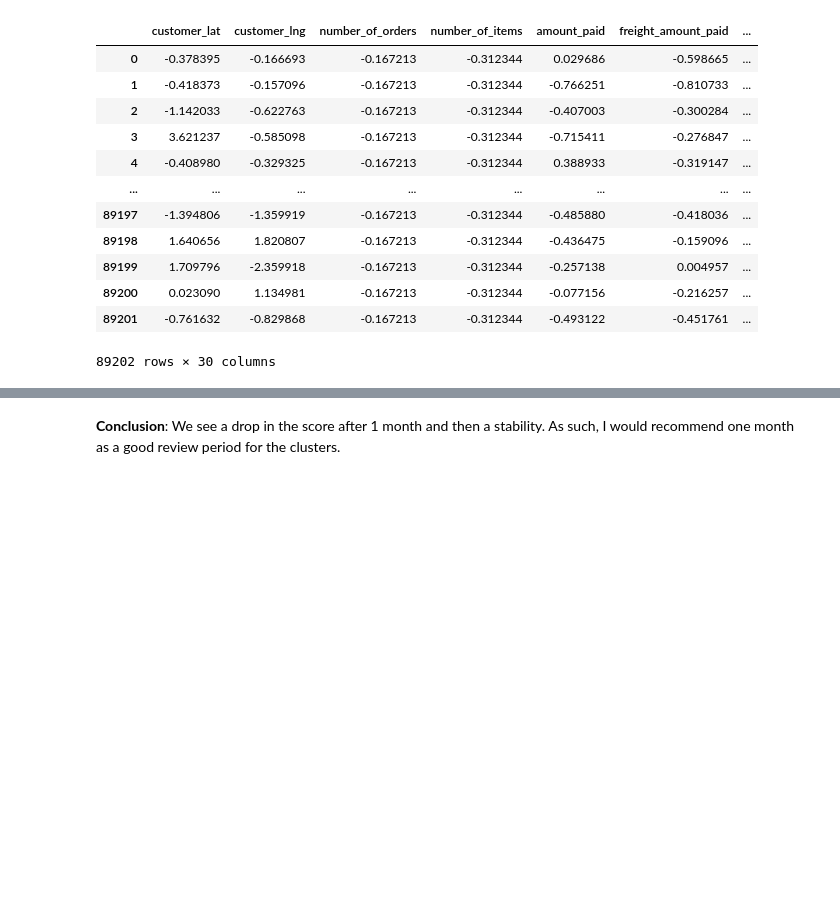
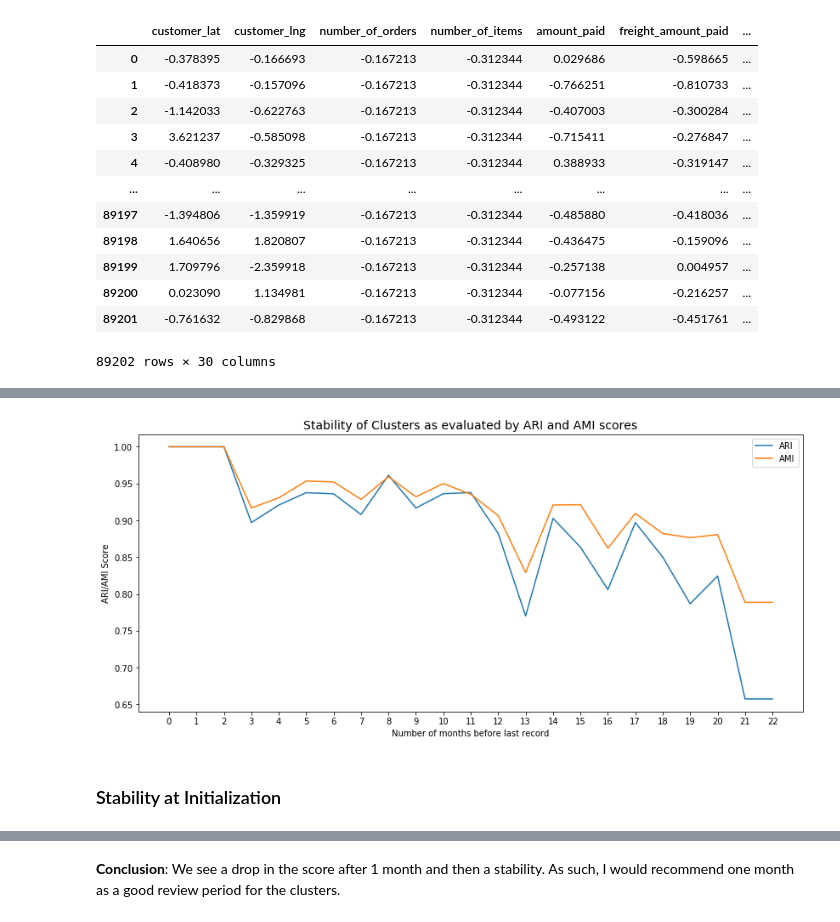
Before and after one commit to schiffpierre/open_classrooms_project5, a Jupyter notebook: POLIST_02_notebook_essais.ipynb, the cells around one changed output, grey strips where cells are left out. Saved outputs shown, nothing was run; the diff lists cells and outputs as text; code cells hidden in the pictures; blank space fills up the shorter version.

```diff
--- a/POLIST_02_notebook_essais.ipynb
+++ b/POLIST_02_notebook_essais.ipynb
@@ -778,4 +762,17 @@ Month -1
 No more records
+# %%
+plt.plot(ari_scores, label='ARI')
+plt.plot(ami_scores, label='AMI')
+plt.xticks(range(0, len(ari_scores)))
+plt.title('Stability of Clusters as evaluated by ARI and AMI scores', fontsize=14)
+plt.xlabel('Number of months before last record')
+plt.ylabel('ARI/AMI Score')
+plt.legend()
+plt.show()
+# %% [output]
+[figure, added]
+# %% [markdown]
+### Stability at Initialization
 # %%
 # Loop for different time frames
 # Solution inspired by: https://stackoverflow.com/questions/55258457/find-mapping-that-translates-one-list-of-clusters-to-another-in-python
```
Also changed, not shown: parts of 9 cells of this notebook.
